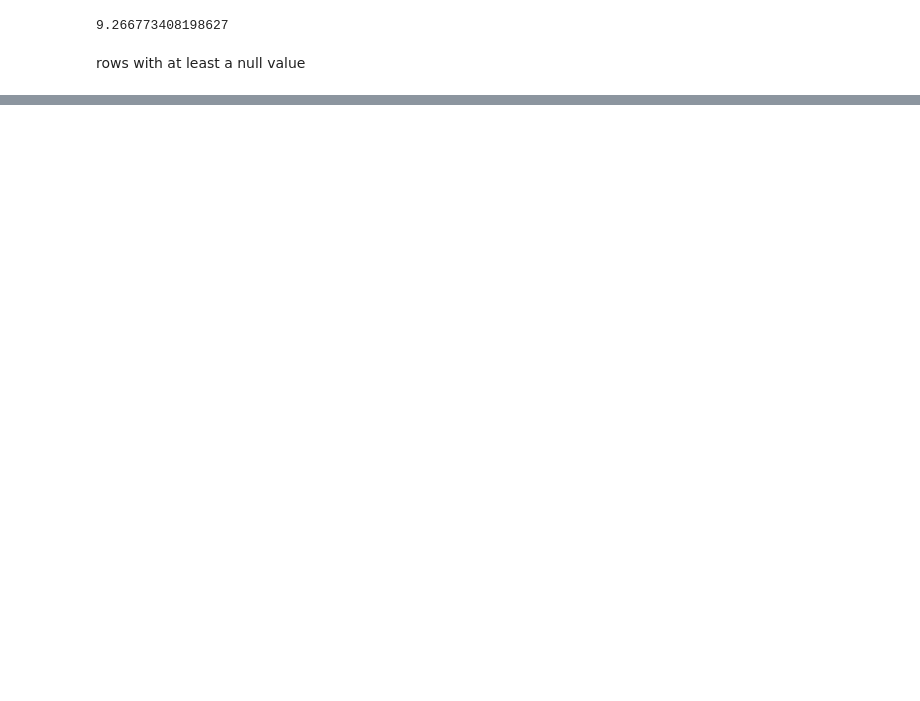
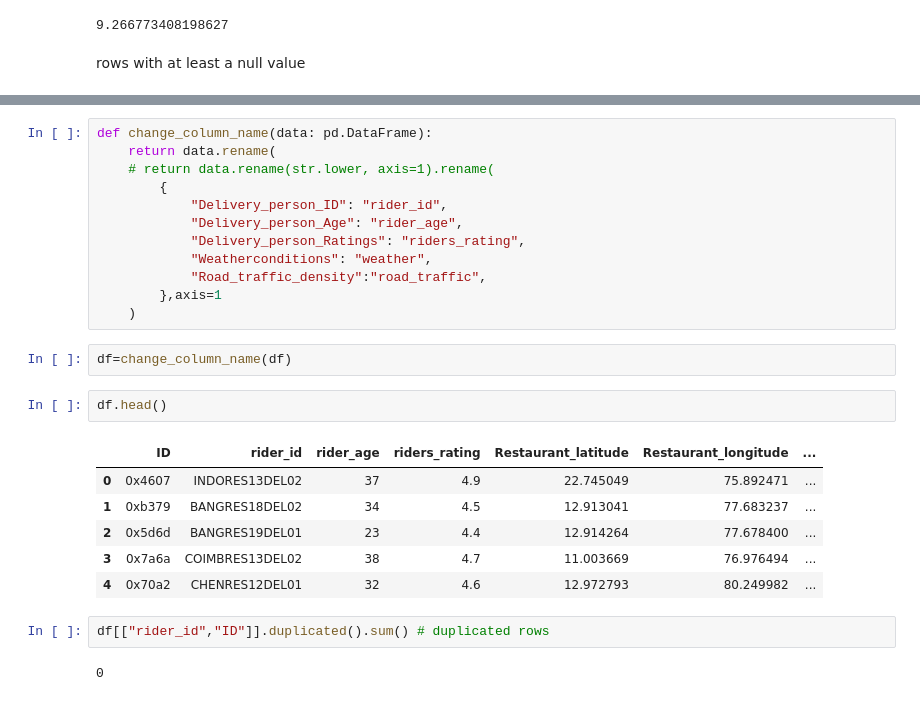
Before and after one commit to rabin20-04/delivery_time_prediction, a Jupyter notebook: delivery_t_pred.ipynb, the cells around one changed output, grey strips where cells are left out. Saved outputs shown, nothing was run; the diff lists cells and outputs as text; blank space fills up the shorter version.

```diff
--- a/delivery_t_pred.ipynb
+++ b/delivery_t_pred.ipynb
@@ -257,0 +287,27 @@ rows with at least a null value
+# %%
+def change_column_name(data: pd.DataFrame):
+    return data.rename(
+    # return data.rename(str.lower, axis=1).rename(
+        {
+            "Delivery_person_ID": "rider_id",
+            "Delivery_person_Age": "rider_age",
+            "Delivery_person_Ratings": "riders_rating",
+            "Weatherconditions": "weather",
+            "Road_traffic_density":"road_traffic",
+        },axis=1
+    )
+# %%
+df=change_column_name(df)
+# %%
+df.head()
+# %% [output]
+|  | ID | rider_id | rider_age | riders_rating | Restaurant_latitude | Restaurant_longitude | ... |
+| 0 | 0x4607 | INDORES13DEL02 | 37 | 4.9 | 22.745049 | 75.892471 | ... |
+| 1 | 0xb379 | BANGRES18DEL02 | 34 | 4.5 | 12.913041 | 77.683237 | ... |
+| 2 | 0x5d6d | BANGRES19DEL01 | 23 | 4.4 | 12.914264 | 77.678400 | ... |
+| 3 | 0x7a6a | COIMBRES13DEL02 | 38 | 4.7 | 11.003669 | 76.976494 | ... |
+| 4 | 0x70a2 | CHENRES12DEL01 | 32 | 4.6 | 12.972793 | 80.249982 | ... |
+# %%
+df[["rider_id","ID"]].duplicated().sum() # duplicated rows
+# %% [output]
+0
```
Also changed, not shown: parts of 17 cells of this notebook.
